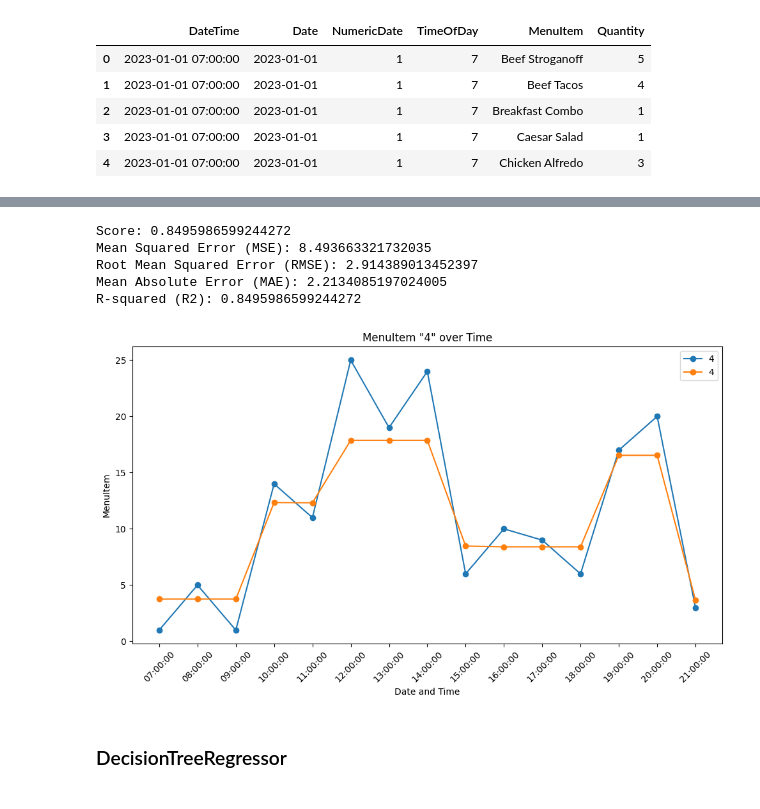
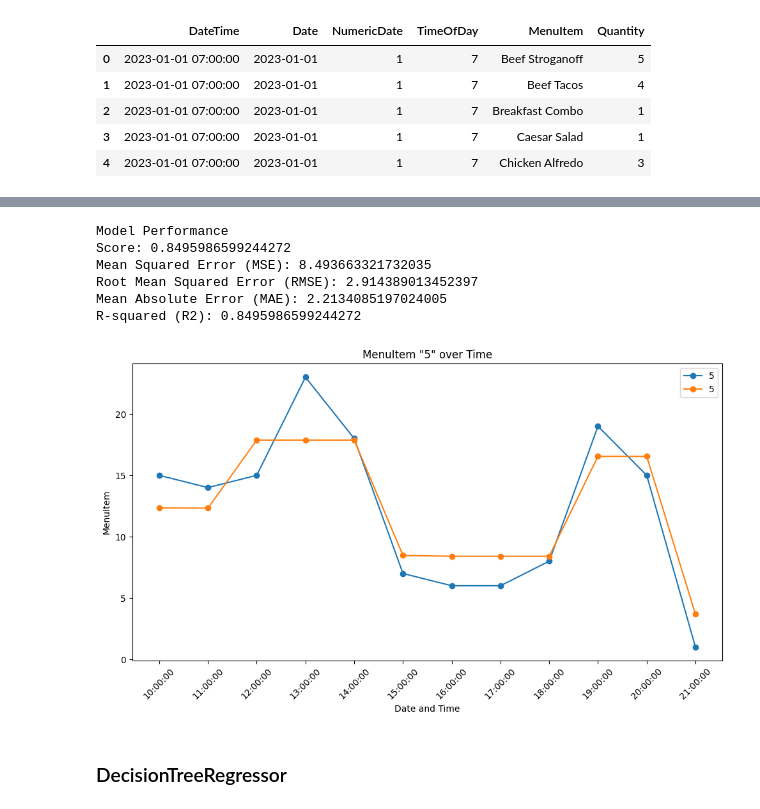
Before and after one commit to pramodsaji/proj-ml, a Jupyter notebook: xgboost.ipynb, the cells around one changed output, grey strips where cells are left out. Cells and saved outputs as stored; diff of their text form; code cells hidden in the pictures.

```diff
--- a/xgboost.ipynb
+++ b/xgboost.ipynb
@@ -44,12 +46,3 @@ data.head(5)
 | 2 | 2023-01-01 07:00:00 | 2023-01-01 | 1 | 7 | Breakfast Combo | 1 |
 | 3 | 2023-01-01 07:00:00 | 2023-01-01 | 1 | 7 | Caesar Salad | 1 |
 | 4 | 2023-01-01 07:00:00 | 2023-01-01 | 1 | 7 | Chicken Alfredo | 3 |
-# %%
-label_encoders = {}
-categorical_columns = ['MenuItem']
-
-for col in categorical_columns:
-    label_encoders[col] = LabelEncoder()
-    data[col] = label_encoders[col].fit_transform(data[col]) + 1
-
-print(data.head())
@@ -62,0 +49,4 @@ print(data.head())
+# %%
+categorical_columns = ['MenuItem']
+data = encodeLabels(data, categorical_columns)
+print(data.head())
@@ -63,4 +60,5 @@ print(data.head())
 # %%
+# Split the data into X and y
 X_xgb = data.iloc[:, 2:-1].values
 y_xgb = data.iloc[:, -1].values
 
@@ -81,56 +79,18 @@ model_xgb.fit(X_train_xgb, y_train_xgb)
 # Make predictions on the test set
 predictions_xgb = model_xgb.predict(X_test_xgb)
 
-score_xgb = model_xgb.score(X_test_xgb, y_test_xgb)
-mse_xgb = mean_squared_error(y_test_xgb, predictions_xgb)
-rmse_xgb = np.sqrt(mse_xgb)
-mae_xgb = mean_absolute_error(y_test_xgb, predictions_xgb)
-r2_xgb = r2_score(y_test_xgb, predictions_xgb)
-
-print("Score:", score_xgb)
-print("Mean Squared Error (MSE):", mse_xgb)
-print("Root Mean Squared Error (RMSE):", rmse_xgb)
-print("Mean Absolute Error (MAE):", mae_xgb)
-print("R-squared (R2):", r2_xgb)
+evaluate(model_xgb, predictions_xgb, X_test_xgb, y_test_xgb)
 # %% [output]
+Model Performance
 Score: 0.8495986599244272
 Mean Squared Error (MSE): 8.493663321732035
 Root Mean Squared Error (RMSE): 2.914389013452397
 Mean Absolute Error (MAE): 2.2134085197024005
 R-squared (R2): 0.8495986599244272
-# %%
-import matplotlib.pyplot as plt
-import pandas as pd
-
-# Selecting features
-X = data[['DateTime', 'NumericDate', 'TimeOfDay', 'MenuItem', 'Quantity']]
-
-# Filter for a specific date and menu item
-selected_date = '2023-09-05'  # Replace with your desired date in 'YYYY-MM-DD' format
-selected_menu_item = 4 # Replace with the menu item you want to plot
-
-
-s_d = X[(X['DateTime'].dt.date == pd.to_datetime(selected_date).date()) & (X['MenuItem'] == selected_menu_item)]
-# Selecting features for the specific menu item
-X_d = s_d[['NumericDate', 'TimeOfDay', 'MenuItem']]
-y_d = s_d['Quantity']
-
-# Predicting for the specific menu item using the already trained model
-predictions_d = model_xgb.predict(X_d)
-
-selected_data = X[(X['DateTime'].dt.date == pd.to_datetime(selected_date).date()) & (X['MenuItem'] == selected_menu_item)]
-plt.figure(figsize=(10, 6))
-plt.plot(selected_data['DateTime'].dt.strftime('%H:%M:%S'), selected_data['Quantity'], marker='o', linestyle='-', label=selected_menu_item)
-plt.plot(selected_data['DateTime'].dt.strftime('%H:%M:%S'), predictions_d, marker='o', linestyle='-', label=selected_menu_item)
-plt.xlabel('Date and Time')
-plt.ylabel('MenuItem')
-plt.title(f'MenuItem "{selected_menu_item}" over Time')
-plt.legend()
-plt.xticks(rotation=45)
-plt.tight_layout()
-plt.show()
-# %% [output]
-[figure, removed]
+# %%
+plot_predictions(model_xgb, data, '2023-07-20', 5)
+# %% [output]
+[figure, added]
 # %% [markdown]
 ### DecisionTreeRegressor
 # %%
```
Also changed, not shown: parts of 8 cells of this notebook, 2 other files.
